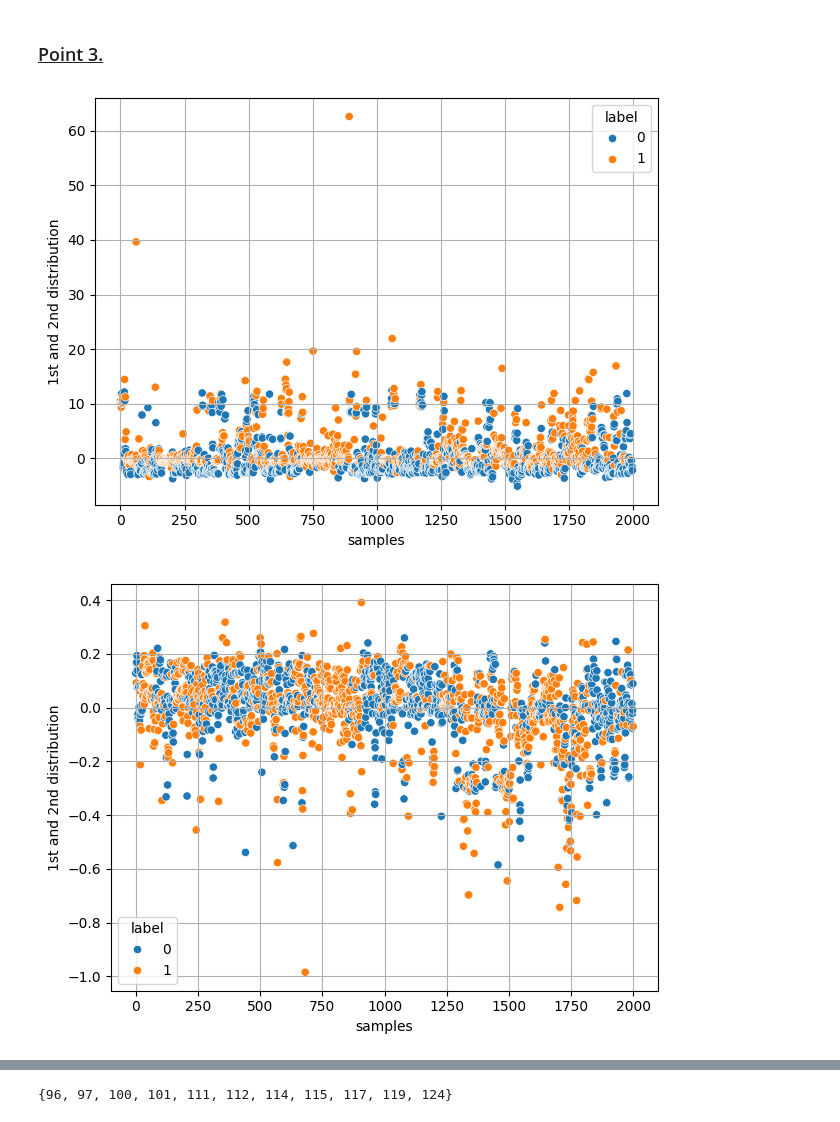
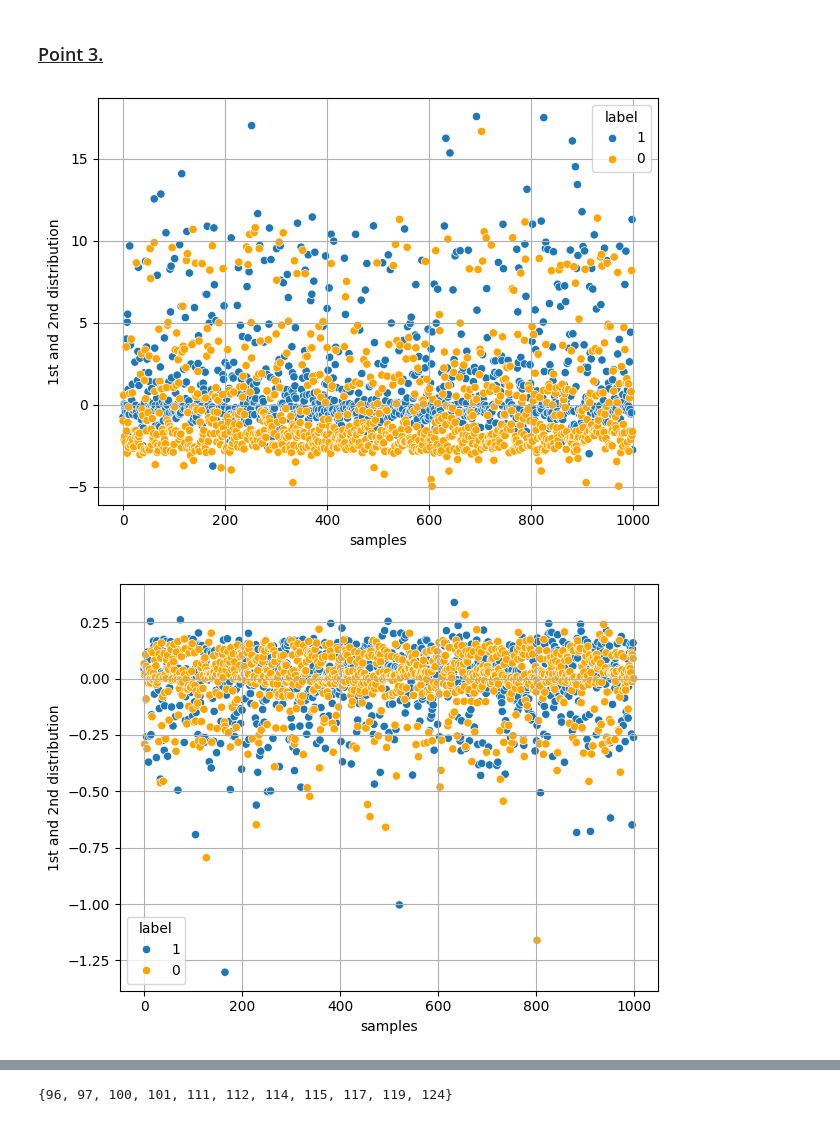
Before and after one commit to PeshX/ML4N_RTP_Project, a Jupyter notebook: Script3.ipynb, the cells around one changed output, grey strips where cells are left out. Drawn from its saved outputs; the diff is of its cells as text; code cells hidden in the pictures.

Commit message:
05/01/2024 S3 fixed scatter plots P3

```diff
--- a/Script3.ipynb
+++ b/Script3.ipynb
@@ -160,18 +156,20 @@ n_samples_label = sorted (list(n_samples_lossy) + list(n_samples_lossless))
 # %%
 plt.figure()
-sns.scatterplot(data=df_pca.loc[n_samples_label], x=list(range(0,2000)),y=1, marker='o',hue='label')
+sns.scatterplot(data=df_pca.loc[n_samples_lossy], x=list(range(0,1000)),y=1, marker='o',hue='label')
+sns.scatterplot(data=df_pca.loc[n_samples_lossless], x=list(range(0,1000)),y=1, marker='o',hue='label', palette=['orange'])
 plt.xlabel('samples')
 plt.ylabel('1st and 2nd distribution')
 #plt.xticks([i for i in range(18)], [i for i in range(1,19)])
 plt.grid()
 #plt.title(f'45 PCs explain {round(perc_cumul_exp_var[17], 2)}% of $\sigma^2$')
 plt.tight_layout()
 plt.show()
 # %% [output]
-[figure, old version]
+[figure, new version]
 # %%
 plt.figure()
-sns.scatterplot(data=df_pca.loc[n_samples_label], x=list(range(0,2000)),y=2, marker='o',hue='label')
+sns.scatterplot(data=df_pca.loc[n_samples_lossy], x=list(range(0,1000)),y=2, marker='o',hue='label')
+sns.scatterplot(data=df_pca.loc[n_samples_lossless], x=list(range(0,1000)),y=2, marker='o',hue='label', palette=['orange'])
 plt.xlabel('samples')
 plt.ylabel('1st and 2nd distribution')
 #plt.xticks([i for i in range(18)], [i for i in range(1,19)])
@@ -180,7 +178,7 @@ plt.grid()
 plt.tight_layout()
 plt.show()
 # %% [output]
-[figure, old version]
+[figure, new version]
 # %%
 webrtc_components = df_pca['software']=='webrtc'
 webex_components = df_pca['software']=='webex'
```
Also changed, not shown: parts of 10 cells of this notebook, 2 other files.
